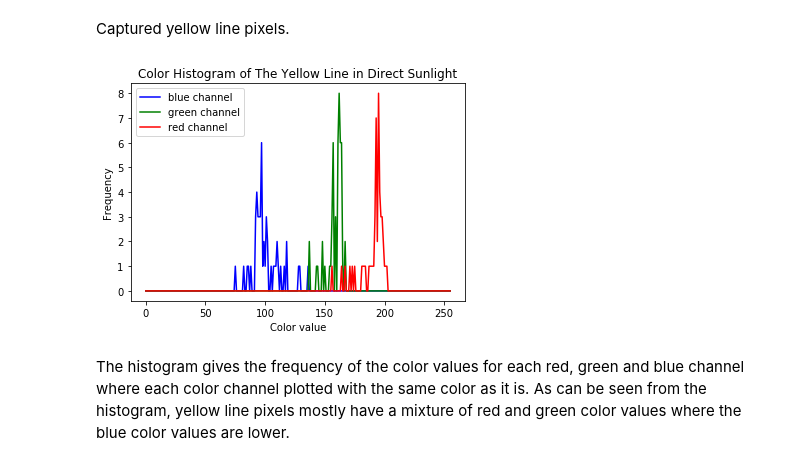
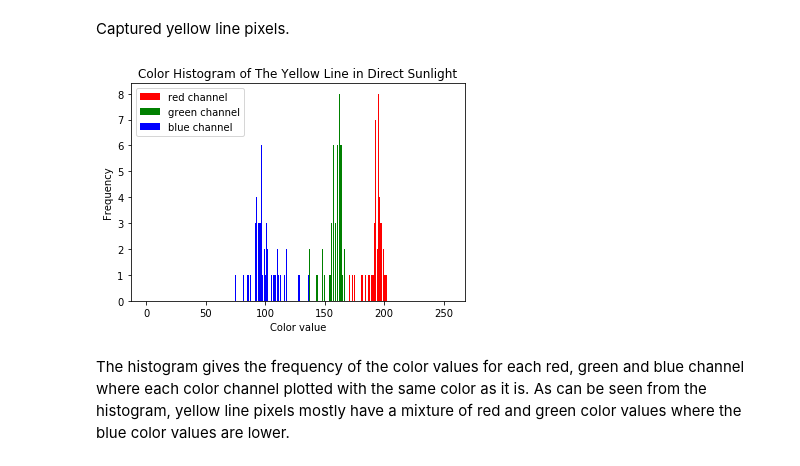
Before and after one commit to musa-atlihan/CarND-Advanced-Lane-Lines, a Jupyter notebook: challenge-illuminant-invariance-solution.ipynb, the cells around one changed output. Saved outputs shown, nothing was run; the diff lists cells and outputs as text; code cells hidden in the pictures.

```diff
--- a/challenge-illuminant-invariance-solution.ipynb
+++ b/challenge-illuminant-invariance-solution.ipynb
@@ -82,19 +82,20 @@ Captured yellow line pixels.
 # %%
 # plot red green and blue color distributions in a histogram
 yellow_line_hist_b = cv2.calcHist([selected_yellow_pixels[:,:,0]],[0],None,[256],[0,256])
 yellow_line_hist_g = cv2.calcHist([selected_yellow_pixels[:,:,1]],[0],None,[256],[0,256])
 yellow_line_hist_r = cv2.calcHist([selected_yellow_pixels[:,:,2]],[0],None,[256],[0,256])
 
-plt.plot(yellow_line_hist_b, color='blue', label='blue channel')
-plt.plot(yellow_line_hist_g, color='green', label='green channel')
-plt.plot(yellow_line_hist_r, color='red', label='red channel')
+intensity_x = np.arange(256)
+plt.bar(intensity_x, yellow_line_hist_r[:,0], color='red', label='red channel')
+plt.bar(intensity_x, yellow_line_hist_g[:,0], color='green', label='green channel')
+plt.bar(intensity_x, yellow_line_hist_b[:,0], color='blue', label='blue channel')
 plt.title('Color Histogram of The Yellow Line in Direct Sunlight')
 plt.ylabel('Frequency')
 plt.xlabel('Color value')
 plt.legend(loc='upper left')
 plt.show()
 # %% [output]
-[figure, old version]
+[figure, new version]
 # %% [markdown]
 The histogram gives the frequency of the color values for each red, green and blue channel where each color channel plotted with the same color as it is. As can be seen from the histogram, yellow line pixels mostly have a mixture of red and green color values where the blue color values are lower.
 # %% [markdown]
```
Also changed, not shown: parts of 6 cells of this notebook.
